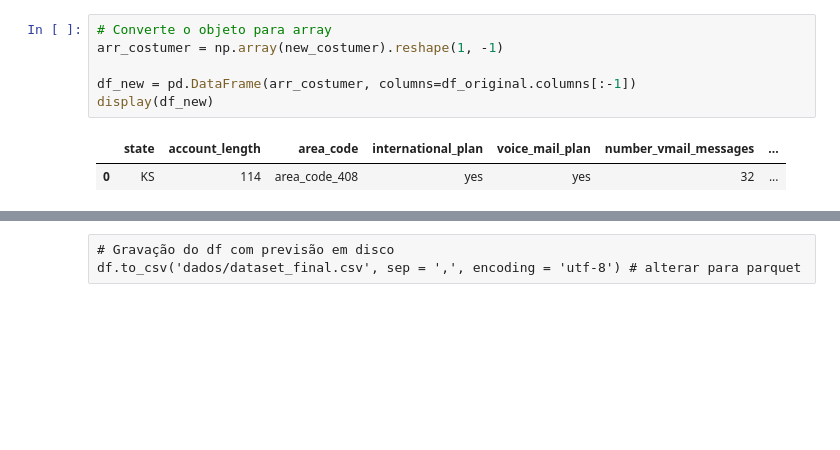
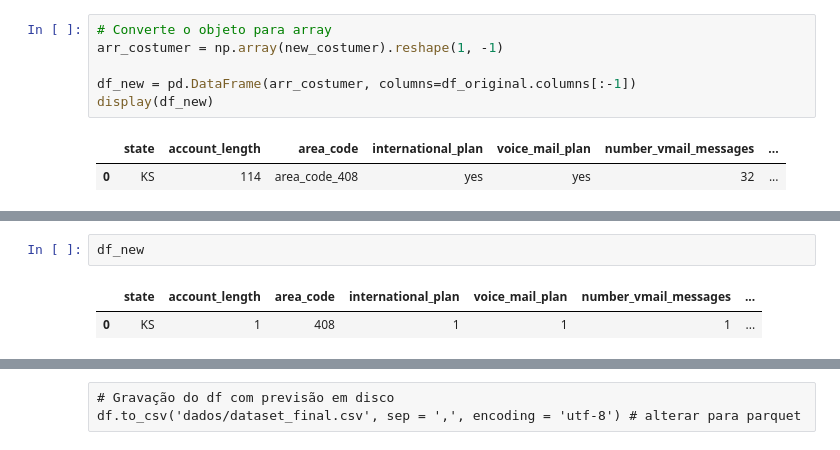
Before and after one commit to tatiananovaes/Customer_Churn_Telecom, a Jupyter notebook: machine_learning/customer_churn_telecom_05_ModelTraining.ipynb, the cells around one changed output, grey strips where cells are left out. Saved outputs shown, nothing was run; the diff lists cells and outputs as text; blank space fills up the shorter version.

```diff
--- a/machine_learning/customer_churn_telecom_05_ModelTraining.ipynb
+++ b/machine_learning/customer_churn_telecom_05_ModelTraining.ipynb
@@ -721,0 +811,5 @@ onehot_features = ['state', 'area_code',
+# %%
+df_new
+# %% [output]
+|  | state | account_length | area_code | international_plan | voice_mail_plan | number_vmail_messages | ... |
+| 0 | KS | 1 | 408 | 1 | 1 | 1 | ... |
```
Also changed, not shown: parts of 53 cells of this notebook, 4 other files.
